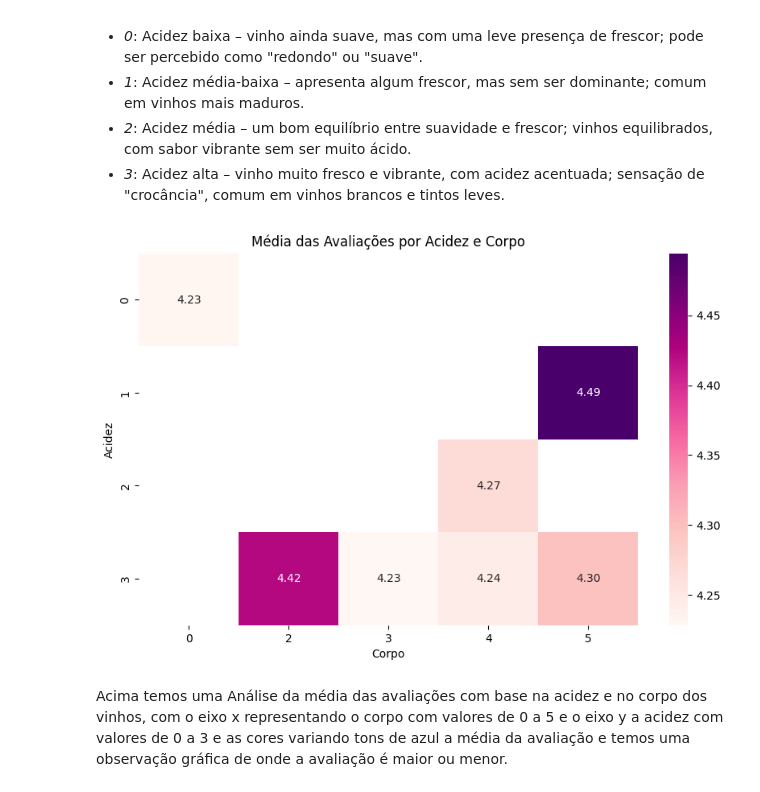
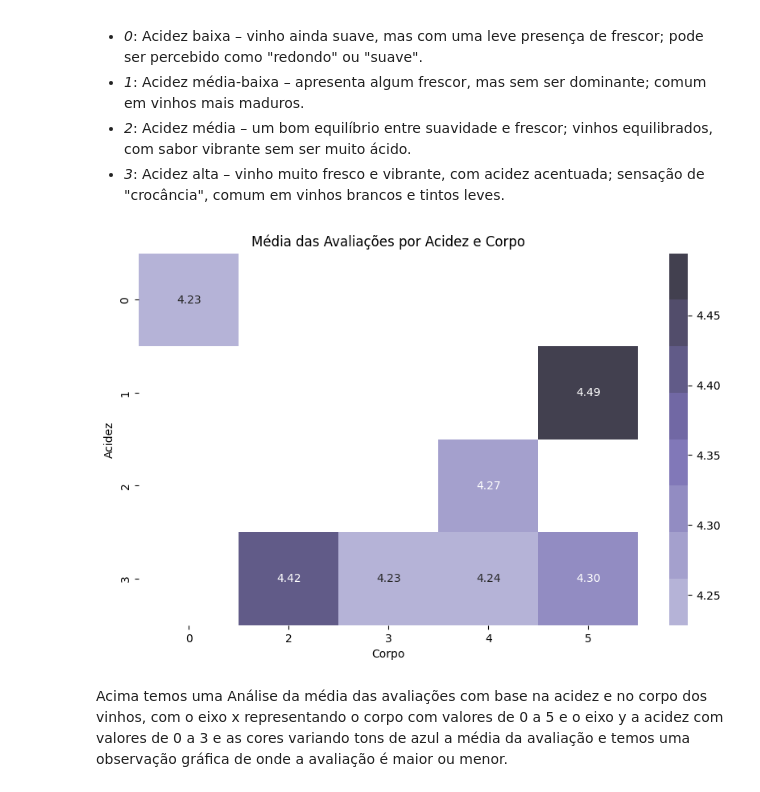
Before and after one commit to atlantico-academy/equipe5-2024.3, a Jupyter notebook: notebooks/01-exploratory_data_analysis.ipynb, the cells around one changed output. Drawn from its saved outputs; the diff is of its cells as text; code cells hidden in the pictures.

```diff
--- a/notebooks/01-exploratory_data_analysis.ipynb
+++ b/notebooks/01-exploratory_data_analysis.ipynb
@@ -12,3 +14,7 @@ from scipy.stats import linregress
+# %%
+qualitative_colors = sns.color_palette("husl", 8)
+palet_colors = sns.color_palette("Purples", 8)
+palet_colors2 = sns.color_palette("Purples_d", 8)
 # %% [markdown]
 ## 1. Leitura do conjunto de dados
 # %%
@@ -876,14 +881,14 @@ E para entender melhor os valores numéricos de acidez e corpo do vinho, foi fei
 # %%
 heatmap_data = grupo_acidez_corpo.pivot(index='acidez', columns='corpo', values='avaliação')
 
 plt.figure(figsize=(10, 6))
-sns.heatmap(heatmap_data, annot=True, cmap="RdPu", fmt=".2f")
+sns.heatmap(heatmap_data, annot=True, cmap=palet_colors2, fmt=".2f")
 plt.title('Média das Avaliações por Acidez e Corpo')
 plt.xlabel('Corpo')
 plt.ylabel('Acidez')
 plt.show()
 # %% [output]
-[figure, old version]
+[figure, new version]
 # %% [markdown]
 Acima temos uma Análise da média das avaliações com base na acidez e no corpo dos vinhos, com o eixo x representando o corpo com valores de 0 a 5 e o eixo y a acidez com valores de 0 a 3 e as cores variando tons de azul a média da avaliação e temos uma observação gráfica de onde a avaliação é maior ou menor.
 # %% [markdown]
```
Also changed, not shown: parts of 20 cells of this notebook.
